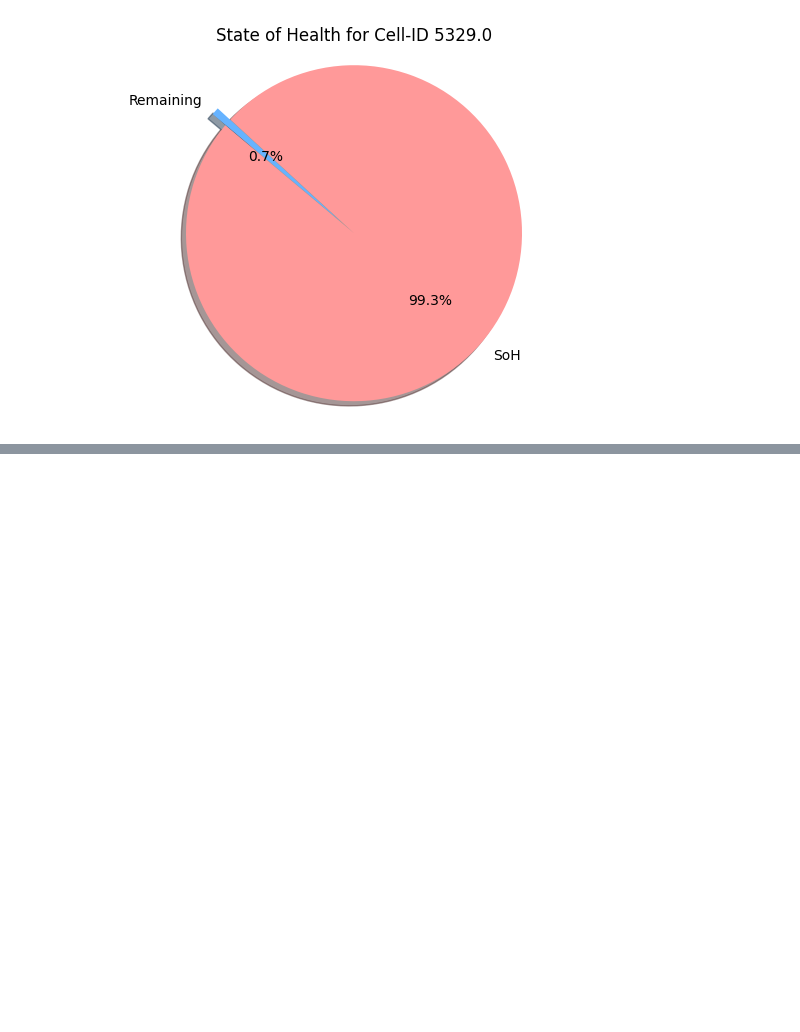
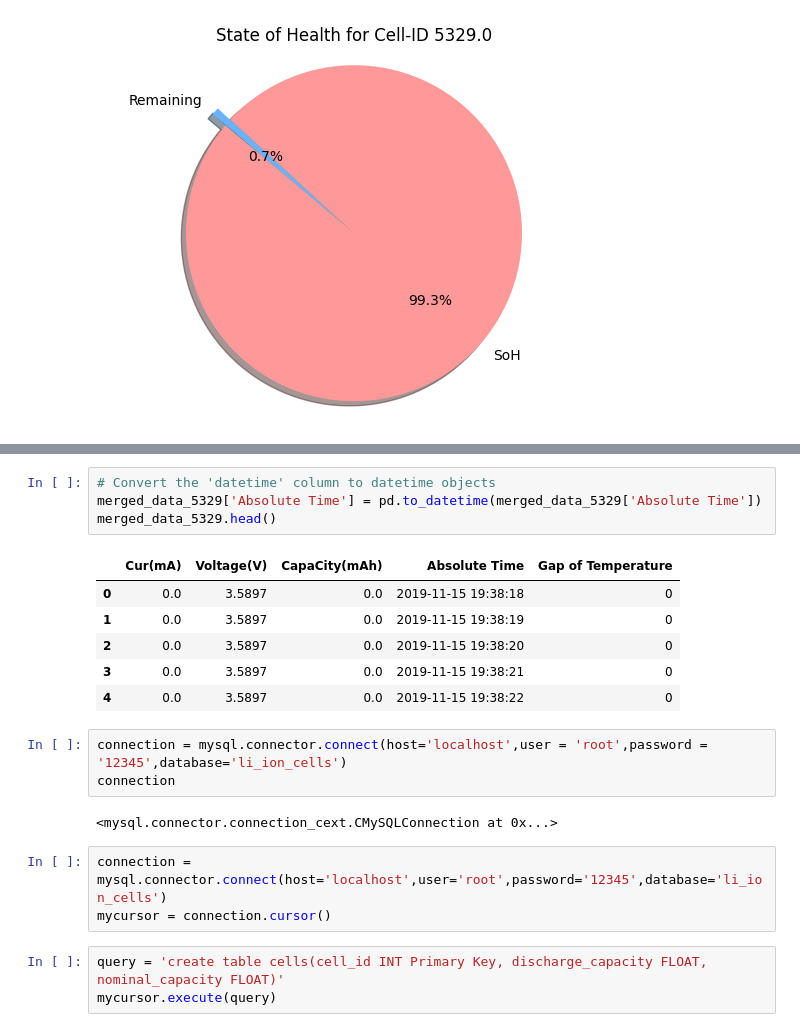
Before and after one commit to itmerk/Li-ion-cell-Battery-Health, a Jupyter notebook: Main.ipynb, the cells around one changed output, grey strips where cells are left out. Drawn from its saved outputs; the diff is of its cells as text; blank space fills up the shorter version.

```diff
--- a/Main.ipynb
+++ b/Main.ipynb
@@ -88,0 +160,22 @@ for index, row in df.iterrows():
+# %%
+# Convert the 'datetime' column to datetime objects
+merged_data_5329['Absolute Time'] = pd.to_datetime(merged_data_5329['Absolute Time'])
+merged_data_5329.head()
+# %% [output]
+|  | Cur(mA) | Voltage(V) | CapaCity(mAh) | Absolute Time | Gap of Temperature |
+| 0 | 0.0 | 3.5897 | 0.0 | 2019-11-15 19:38:18 | 0 |
+| 1 | 0.0 | 3.5897 | 0.0 | 2019-11-15 19:38:19 | 0 |
+| 2 | 0.0 | 3.5897 | 0.0 | 2019-11-15 19:38:20 | 0 |
+| 3 | 0.0 | 3.5897 | 0.0 | 2019-11-15 19:38:21 | 0 |
+| 4 | 0.0 | 3.5897 | 0.0 | 2019-11-15 19:38:22 | 0 |
+# %%
+connection = mysql.connector.connect(host='localhost',user = 'root',password = '12345',database='li_ion_cells')
+connection
+# %% [output]
+<mysql.connector.connection_cext.CMySQLConnection at 0x...>
+# %%
+connection = mysql.connector.connect(host='localhost',user='root',password='12345',database='li_ion_cells')
+mycursor = connection.cursor()
+# %%
+query = 'create table cells(cell_id INT Primary Key, discharge_capacity FLOAT, nominal_capacity FLOAT)'
+mycursor.execute(query)
```
Also changed, not shown: parts of 9 cells of this notebook.
